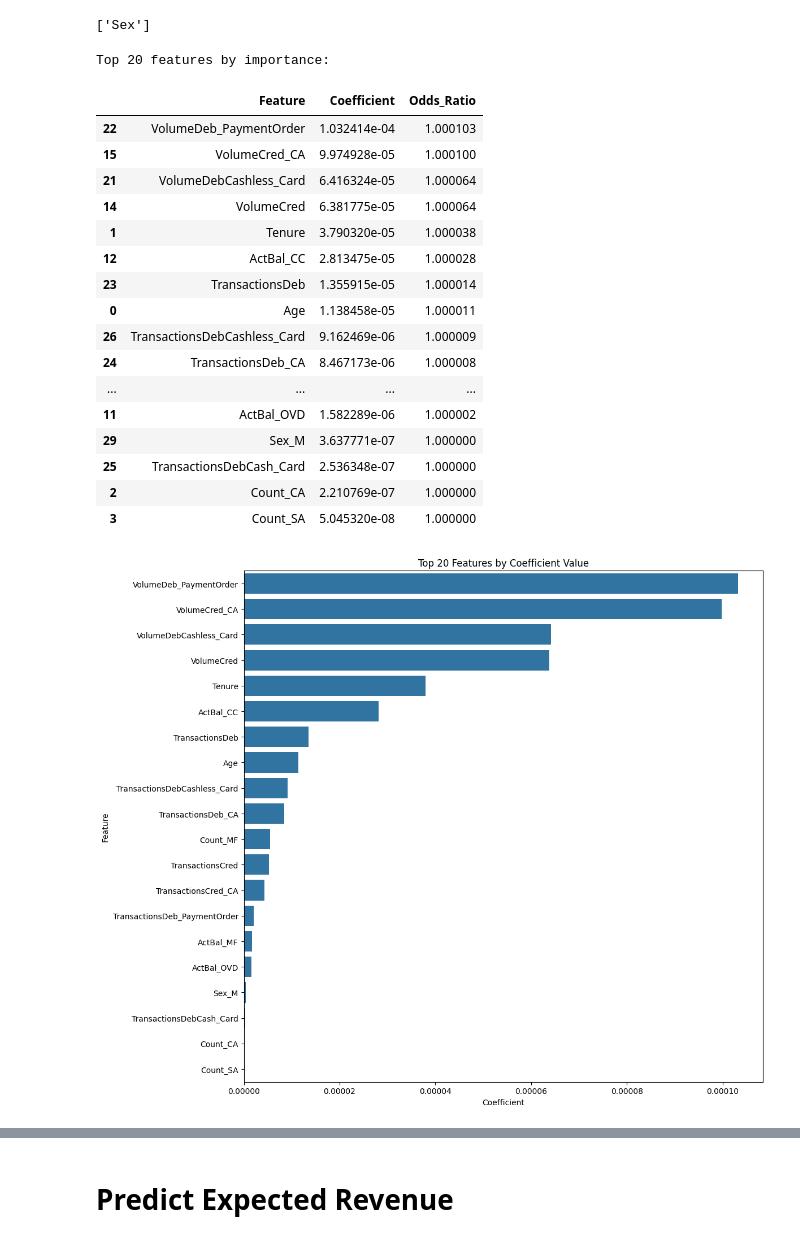
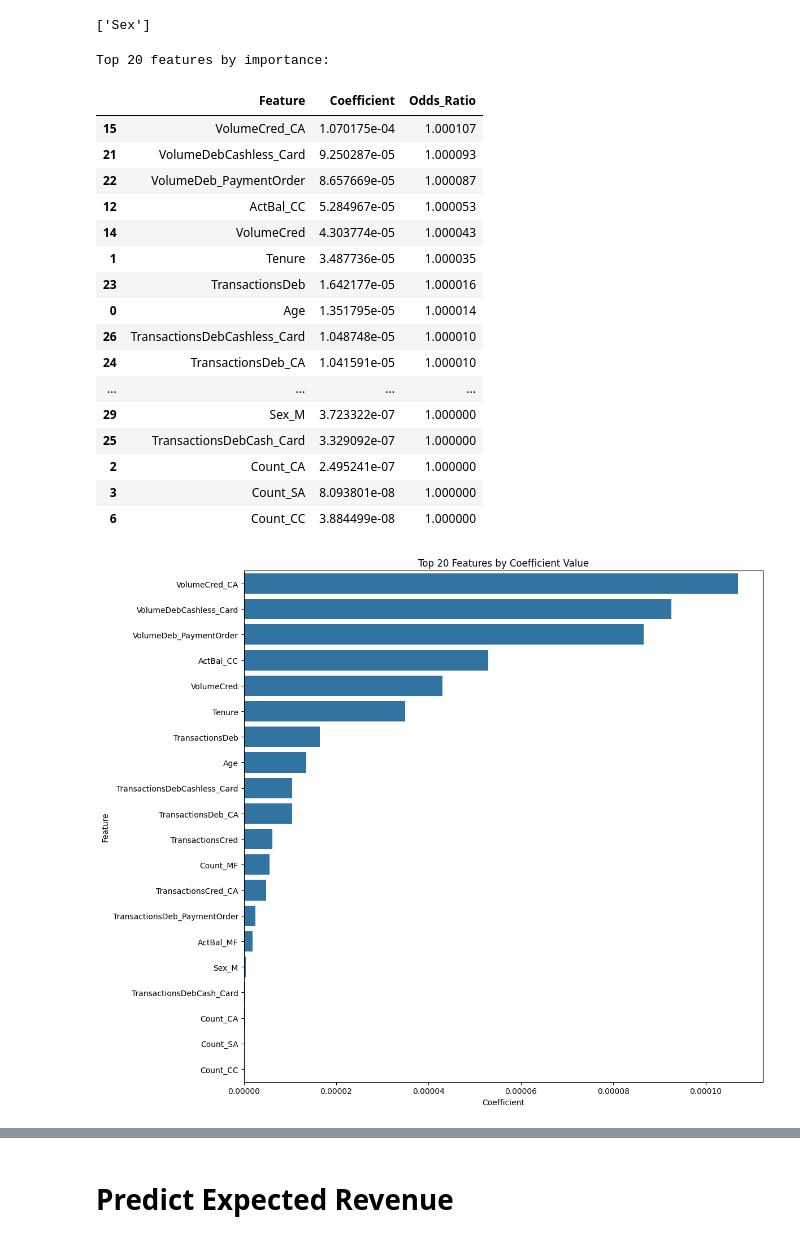
Before and after one commit to cyh002/direct-marketing-optimization, a Jupyter notebook: notebooks/mf_analysis.ipynb, the cells around one changed output, grey strips where cells are left out. Saved outputs shown, nothing was run; the diff lists cells and outputs as text; code cells hidden in the pictures.

```diff
--- a/notebooks/mf_analysis.ipynb
+++ b/notebooks/mf_analysis.ipynb
@@ -110,7 +153,9 @@ Should be equal: True
 Test should be 0: True
 # %%
 # keep only Revenue_MF and Sale_MF
-datasets_train['Sales_Revenues_train'] = datasets_train['Sales_Revenues_train'][['Client', 'Revenue_MF', 'Sale_MF']]
+datasets_train["Sales_Revenues_train"] = datasets_train["Sales_Revenues_train"][
+    ["Client", "Revenue_MF", "Sale_MF"]
+]
 # %% [markdown]
 ## Data Leakage Factors:
 - `Count_MF` : number of live mutual funds
@@ -122,8 +167,12 @@ datasets_train['Sales_Revenues_train'] = datasets_train['Sales_Revenues_train'][
 - `TransactionsCred` : number of all credit transactions - investment activity
 - `TransactionsDeb` : number of all debit transactions - investment activity
 # %%
-def merge_all_training_data(datasets_dict, base_dataset_key='Sales_Revenues_train',
-                           datasets_to_merge=None, join_key='Client'):
+def merge_all_training_data(
+    datasets_dict,
+    base_dataset_key="Sales_Revenues_train",
+    datasets_to_merge=None,
+    join_key="Client",
+):
     """
     Merge all training datasets on a specified key for comprehensive analysis
 
@@ -156,7 +205,9 @@ def merge_all_training_data(datasets_dict, base_dataset_key='Sales_Revenues_trai
 
     # Determine datasets to merge
     if datasets_to_merge is None:
-        datasets_to_merge = [key for key in datasets_dict.keys() if key != base_dataset_key]
+        datasets_to_merge = [
+            key for key in datasets_dict.keys() if key != base_dataset_key
+        ]
 
     # Validate join key exists in base dataset
     if join_key not in merged_df.columns:
@@ -172,7 +223,9 @@ def merge_all_training_data(datasets_dict, base_dataset_key='Sales_Revenues_trai
             if join_key in df_to_merge.columns:
                 # Merge on join key
                 before_shape = merged_df.shape
-                merged_df = merged_df.merge(df_to_merge, on=join_key, how='left', suffixes=('', '_dup'))
+                merged_df = merged_df.merge(
+                    df_to_merge, on=join_key, how="left", suffixes=("", "_dup")
+                )
                 after_shape = merged_df.shape
 
                 print(f"  Before merge: {before_shape}")
@@ -180,9 +233,13 @@ def merge_all_training_data(datasets_dict, base_dataset_key='Sales_Revenues_trai
                 print(f"  Records with {join_key}: {merged_df[join_key].nunique()}")
 
                 # Check for duplicate columns and handle them
-                duplicate_cols = [col for col in merged_df.columns if col.endswith('_dup')]
+                duplicate_cols = [
+                    col for col in merged_df.columns if col.endswith("_dup")
+                ]
                 if duplicate_cols:
-                    print(f"  ⚠️  Duplicate columns found: {[col.replace('_dup', '') for col in duplicate_cols]}")
+                    print(
+                        f"  ⚠️  Duplicate columns found: {[col.replace('_dup', '') for col in duplicate_cols]}"
+                    )
                     # Drop duplicate columns
                     merged_df = merged_df.drop(columns=duplicate_cols)
                     print(f"  ✅ Dropped duplicate columns")
@@ -271,8 +328,8 @@ def analyze_data_quality(df, show_columns=True, max_missing_display=20):
 # Reusable function call with parameters
 combined_train_data = merge_all_training_data(
     datasets_dict=datasets_train,
-    base_dataset_key='Sales_Revenues_train',
-    join_key='Client'
+    base_dataset_key="Sales_Revenues_train",
+    join_key="Client",
 )
 
 # Analyze data quality
@@ -295,6 +352,14 @@ Merging Products_ActBalance_train: (969, 13)
 Potential issues:
   ✅ No duplicate rows
   ⚠️  Constant columns (nunique ≤ 1): ['Count_OVD', 'Count_CC']
+# %%
+# fill missing numeric values with 0
+combined_train_data[numeric_features] = combined_train_data[numeric_features].fillna(0)
+
+# fill the missing categorical values with 'missing'
+combined_train_data[categorical_features] = combined_train_data[
+    categorical_features
+].fillna("missing")
 # %%
 import scipy.stats as stats
 import matplotlib.pyplot as plt
@@ -734,29 +818,29 @@ categorical_features
 # %%
 coefficients = get_logistic_regression_feature_importance(
     propensity_pipe,
     numeric_features=numeric_features,
     categorical_features=categorical_features,
     top_n=20,
     plot=True,
-    sort_by='odds'
+    sort_by="odds",
 )
 # %% [output]
 Top 20 features by importance:
 |  | Feature | Coefficient | Odds_Ratio |
-| 22 | VolumeDeb_PaymentOrder | 1.032414e-04 | 1.000103 |
-| 15 | VolumeCred_CA | 9.974928e-05 | 1.000100 |
-| 21 | VolumeDebCashless_Card | 6.416324e-05 | 1.000064 |
-| 14 | VolumeCred | 6.381775e-05 | 1.000064 |
-| 1 | Tenure | 3.790320e-05 | 1.000038 |
-| 12 | ActBal_CC | 2.813475e-05 | 1.000028 |
-| 23 | TransactionsDeb | 1.355915e-05 | 1.000014 |
-| 0 | Age | 1.138458e-05 | 1.000011 |
-| 26 | TransactionsDebCashless_Card | 9.162469e-06 | 1.000009 |
-| 24 | TransactionsDeb_CA | 8.467173e-06 | 1.000008 |
+| 15 | VolumeCred_CA | 1.070175e-04 | 1.000107 |
+| 21 | VolumeDebCashless_Card | 9.250287e-05 | 1.000093 |
+| 22 | VolumeDeb_PaymentOrder | 8.657669e-05 | 1.000087 |
+| 12 | ActBal_CC | 5.284967e-05 | 1.000053 |
+| 14 | VolumeCred | 4.303774e-05 | 1.000043 |
+| 1 | Tenure | 3.487736e-05 | 1.000035 |
+| 23 | TransactionsDeb | 1.642177e-05 | 1.000016 |
+| 0 | Age | 1.351795e-05 | 1.000014 |
+| 26 | TransactionsDebCashless_Card | 1.048748e-05 | 1.000010 |
+| 24 | TransactionsDeb_CA | 1.041591e-05 | 1.000010 |
 | ... | ... | ... | ... |
-| 11 | ActBal_OVD | 1.582289e-06 | 1.000002 |
-| 29 | Sex_M | 3.637771e-07 | 1.000000 |
-| 25 | TransactionsDebCash_Card | 2.536348e-07 | 1.000000 |
-| 2 | Count_CA | 2.210769e-07 | 1.000000 |
-| 3 | Count_SA | 5.045320e-08 | 1.000000 |
+| 29 | Sex_M | 3.723322e-07 | 1.000000 |
+| 25 | TransactionsDebCash_Card | 3.329092e-07 | 1.000000 |
+| 2 | Count_CA | 2.495241e-07 | 1.000000 |
+| 3 | Count_SA | 8.093801e-08 | 1.000000 |
+| 6 | Count_CC | 3.884499e-08 | 1.000000 |
-[figure, old version]
+[figure, new version]
```
Also changed, not shown: parts of 21 cells of this notebook, 3 other files.
